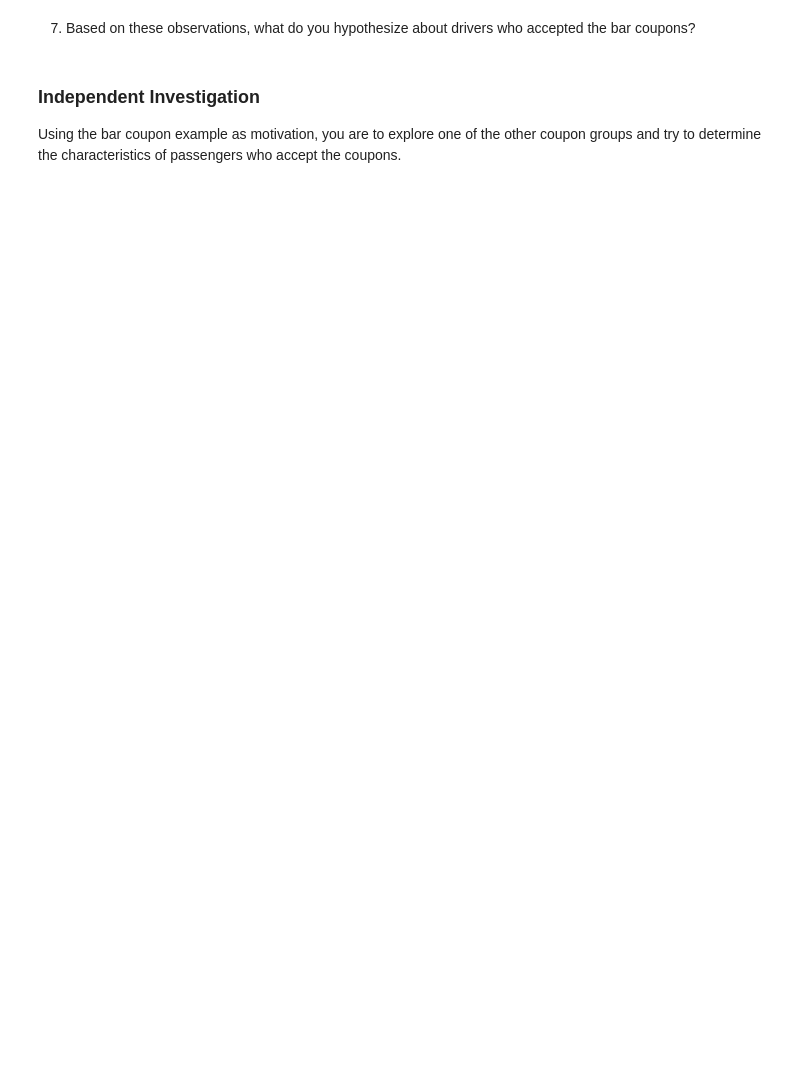
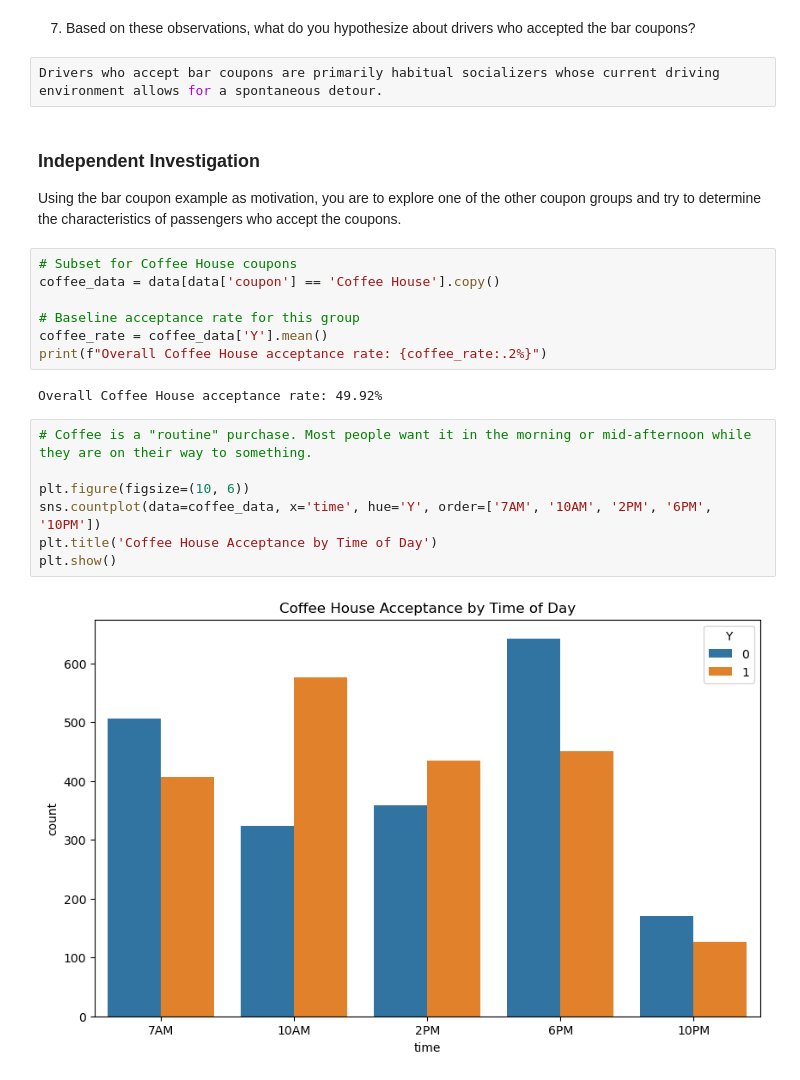
Before and after one commit to shefalitiwari2477/Coupon-Project, a Jupyter notebook: kraftwerk/coupon_assignment/assignment5_1_starter/prompt.ipynb, the cells around one changed output. Cells and saved outputs as stored; diff of their text form; blank space fills up the shorter version.

```diff
--- a/kraftwerk/coupon_assignment/assignment5_1_starter/prompt.ipynb
+++ b/kraftwerk/coupon_assignment/assignment5_1_starter/prompt.ipynb
@@ -111,6 +315,26 @@ Now, we will lead you through an exploration of just the bar related coupons.
 # %% [markdown]
 7.  Based on these observations, what do you hypothesize about drivers who accepted the bar coupons?
+# %%
+Drivers who accept bar coupons are primarily habitual socializers whose current driving environment allows for a spontaneous detour.
 # %% [markdown]
 ### Independent Investigation
 
 Using the bar coupon example as motivation, you are to explore one of the other coupon groups and try to determine the characteristics of passengers who accept the coupons.
+# %%
+# Subset for Coffee House coupons
+coffee_data = data[data['coupon'] == 'Coffee House'].copy()
+
+# Baseline acceptance rate for this group
+coffee_rate = coffee_data['Y'].mean()
+print(f"Overall Coffee House acceptance rate: {coffee_rate:.2%}")
+# %% [output]
+Overall Coffee House acceptance rate: 49.92%
+# %%
+# Coffee is a "routine" purchase. Most people want it in the morning or mid-afternoon while they are on their way to something.
+
+plt.figure(figsize=(10, 6))
+sns.countplot(data=coffee_data, x='time', hue='Y', order=['7AM', '10AM', '2PM', '6PM', '10PM'])
+plt.title('Coffee House Acceptance by Time of Day')
+plt.show()
+# %% [output]
+[figure, added]
```
Also changed, not shown: parts of 14 cells of this notebook.
